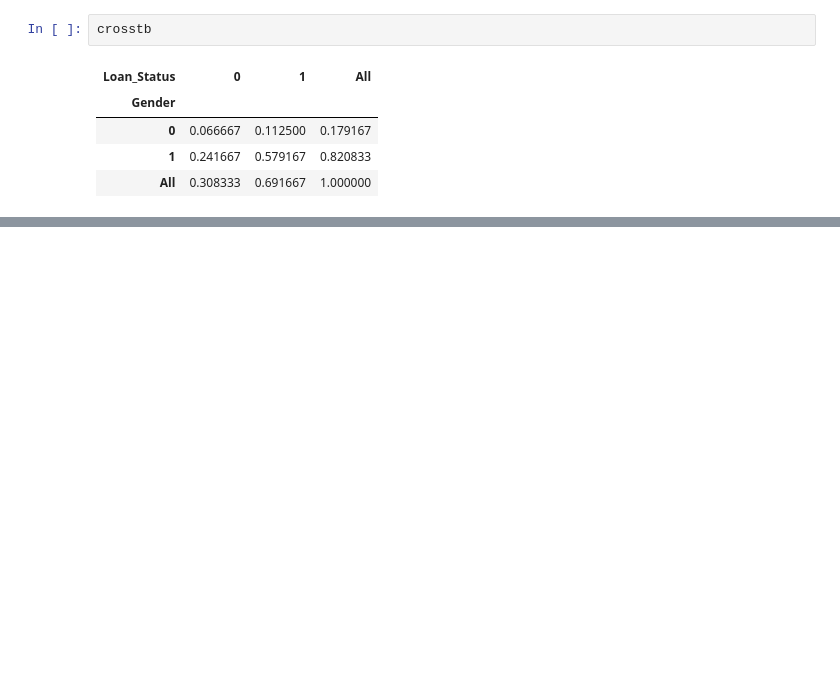
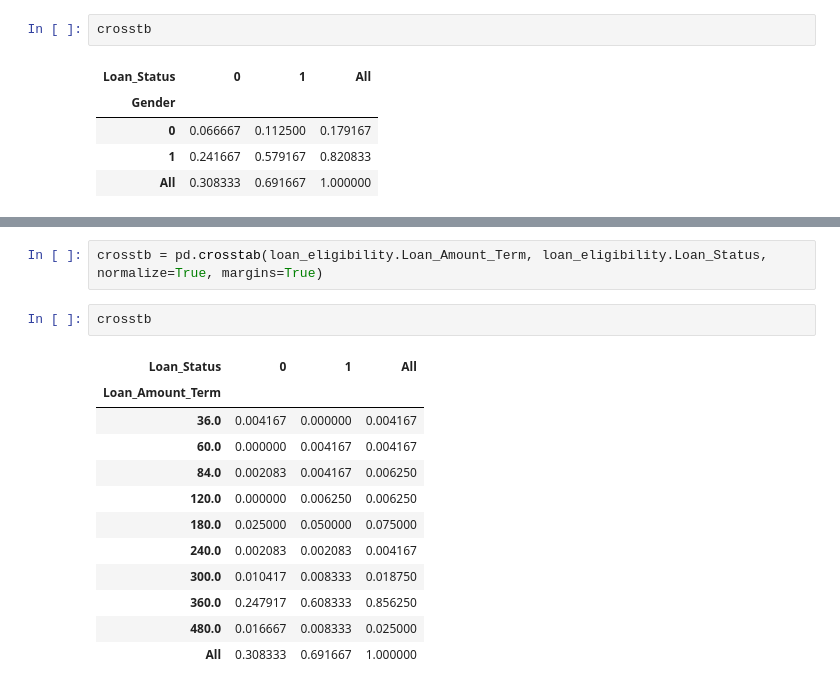
Before and after one commit to loughjo/ProgDataAnalysis-Project, a Jupyter notebook: ProgDataAnalysisProject.ipynb, the cells around one changed output, grey strips where cells are left out. Cells and saved outputs as stored; diff of their text form; blank space fills up the shorter version.

```diff
--- a/ProgDataAnalysisProject.ipynb
+++ b/ProgDataAnalysisProject.ipynb
@@ -696,0 +749,17 @@ pl = crosstb.plot(kind="bar", stacked=True, rot=0)
+# %%
+crosstb = pd.crosstab(loan_eligibility.Loan_Amount_Term, loan_eligibility.Loan_Status, normalize=True, margins=True)
+# %%
+crosstb
+# %% [output]
+| Loan_Status | 0 | 1 | All |
+| Loan_Amount_Term |  |  |  |
+| 36.0 | 0.004167 | 0.000000 | 0.004167 |
+| 60.0 | 0.000000 | 0.004167 | 0.004167 |
+| 84.0 | 0.002083 | 0.004167 | 0.006250 |
+| 120.0 | 0.000000 | 0.006250 | 0.006250 |
+| 180.0 | 0.025000 | 0.050000 | 0.075000 |
+| 240.0 | 0.002083 | 0.002083 | 0.004167 |
+| 300.0 | 0.010417 | 0.008333 | 0.018750 |
+| 360.0 | 0.247917 | 0.608333 | 0.856250 |
+| 480.0 | 0.016667 | 0.008333 | 0.025000 |
+| All | 0.308333 | 0.691667 | 1.000000 |
```
Also changed, not shown: parts of 39 cells of this notebook.
